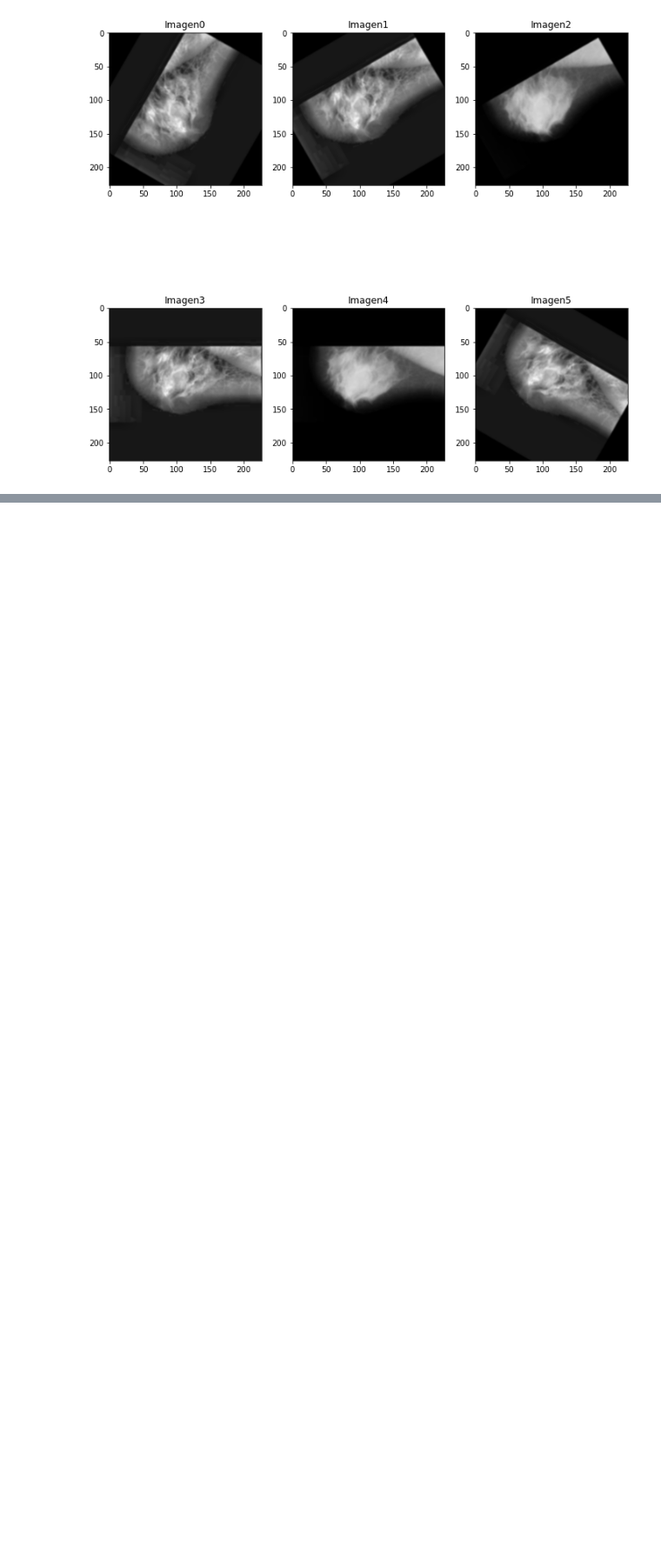
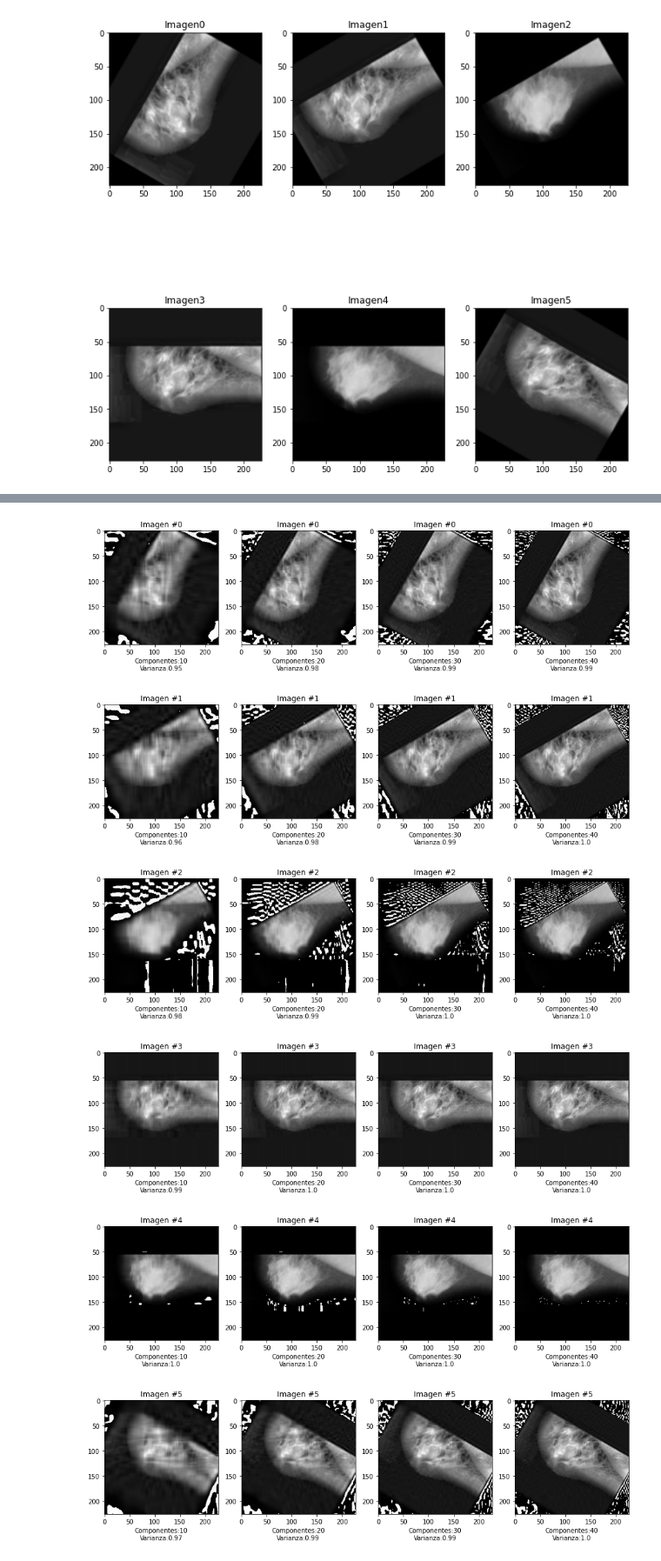
Before and after one commit to AndreaCTS/Procesamiento_Imagenes, a Jupyter notebook: Opencv/read3.ipynb, the cells around one changed output, grey strips where cells are left out. Shown at 87% size. Drawn from its saved outputs; the diff is of its cells as text; code cells hidden in the pictures; blank space fills up the shorter version.

```diff
--- a/Opencv/read3.ipynb
+++ b/Opencv/read3.ipynb
@@ -153,0 +269,27 @@ filtroSmooth()
+# %%
+cont = 0
+for j in range(len(imagenes)):
+  fig, axs = plt.subplots(1,4, figsize=(15, 15))
+  for i in range(10, 41, 10):
+    pca = PCA(i)
+    blue,green,red = imagenes[j].split()
+    red_transformed = pca.fit_transform(red)
+    red_inverted = pca.inverse_transform(red_transformed)
+    green_transformed = pca.fit_transform(green)
+    green_inverted = pca.inverse_transform(green_transformed)
+    blue_transformed = pca.fit_transform(blue)
+    blue_inverted = pca.inverse_transform(blue_transformed)
+    img_compressed = (cv.merge((red_inverted, red_inverted, red_inverted))).astype(np.uint8)
+    axs[cont].imshow(img_compressed)
+    axs[cont].set_title('Imagen #' + str(j))
+    axs[cont].set_xlabel('Componentes:' + str(i)+'\n'+"Varianza:"
+                        + str(round(sum(pca.explained_variance_ratio_), 2)))
+    cont+=1
+  cont=0
+# %% [output]
+[figure, added]
+[figure, added]
+[figure, added]
+[figure, added]
+[figure, added]
+[figure, added]
```
Also changed, not shown: parts of 15 cells of this notebook.
